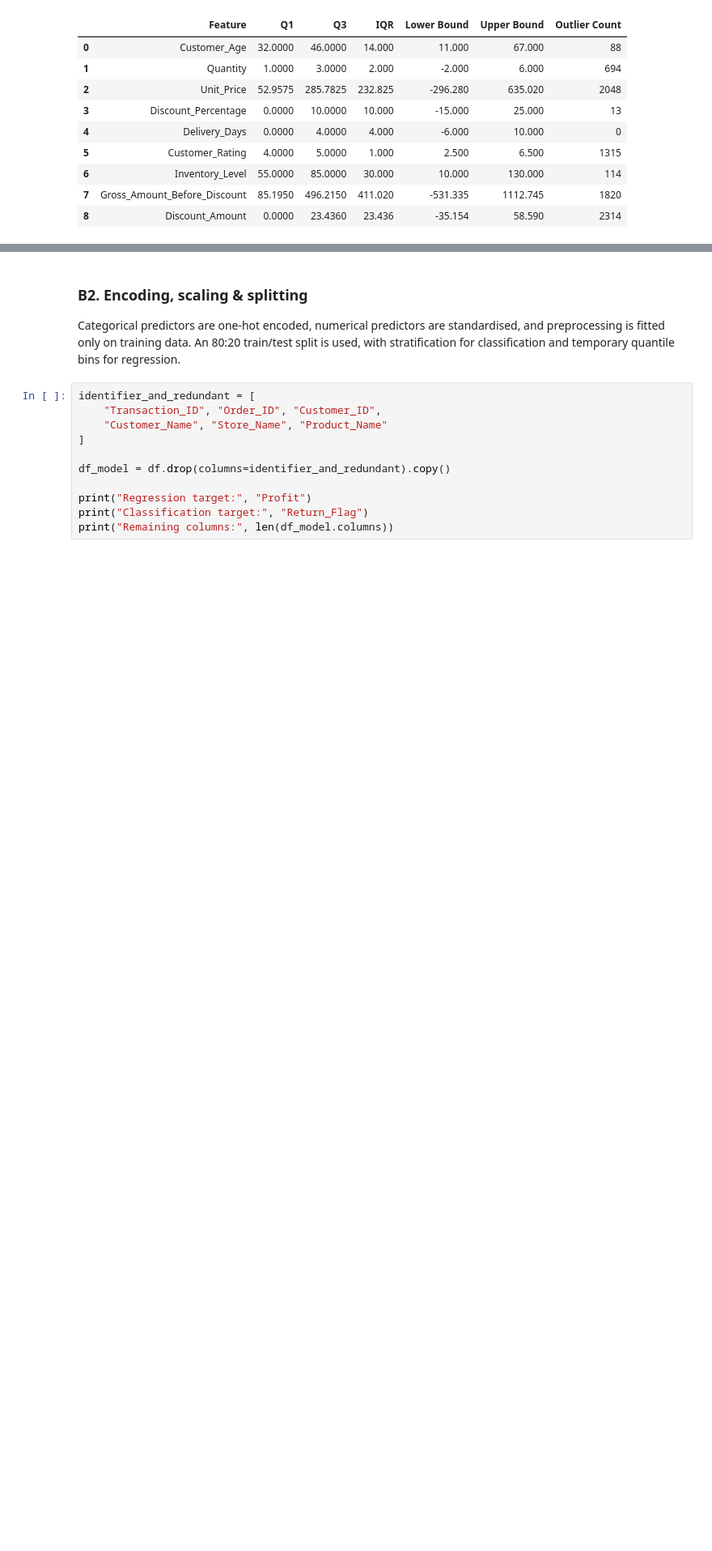
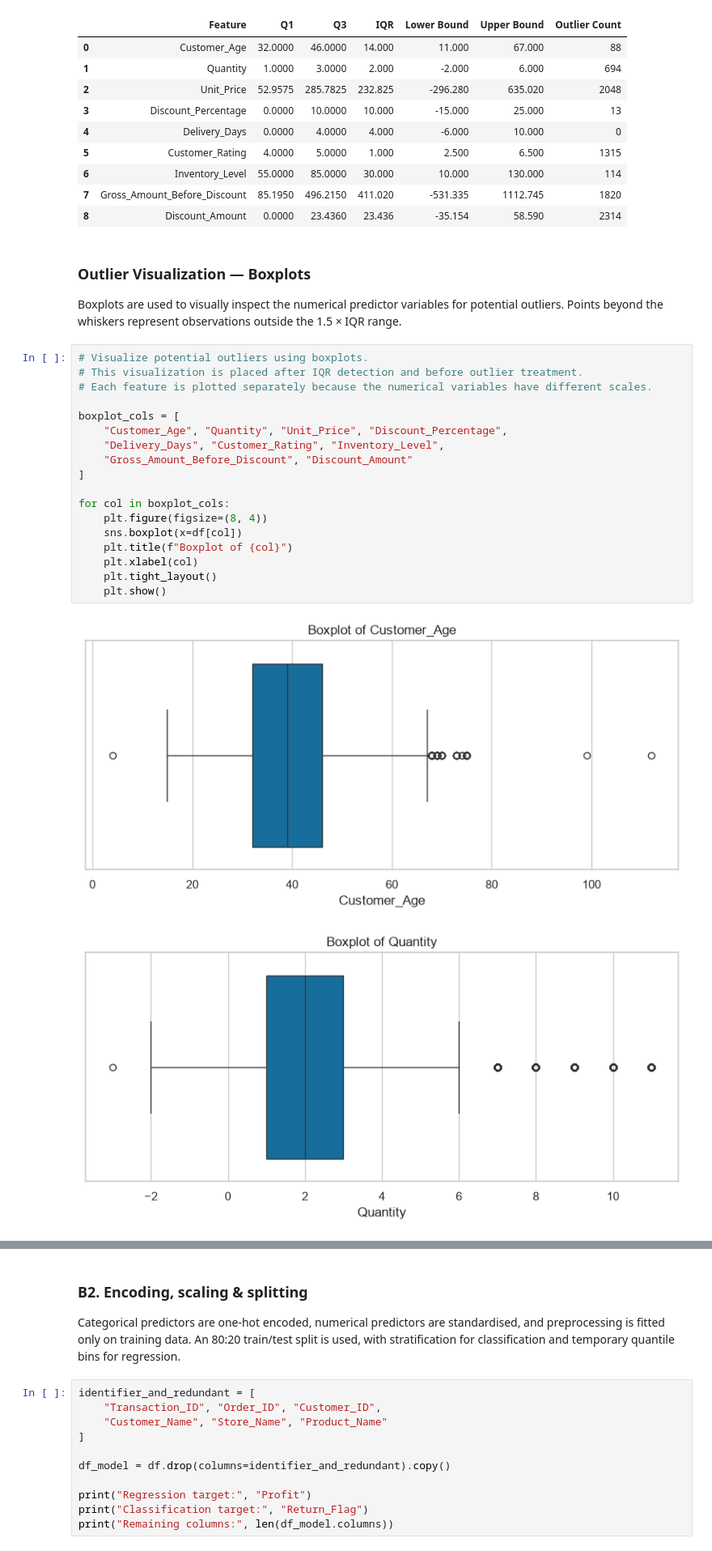
Before and after one commit to Ramjith821/RetailSalestest, a Jupyter notebook: Retail_store.ipynb, the cells around one changed output, grey strips where cells are left out. Shown at 81% size. Saved outputs shown, nothing was run; the diff lists cells and outputs as text; blank space fills up the shorter version.

Commit message:
Added boxplot and outlier visualization
Added boxplot and outlier visualization

```diff
--- a/Retail_store.ipynb
+++ b/Retail_store.ipynb
@@ -363,3 +363,28 @@ outlier_audit_df
 | 6 | Inventory_Level | 55.0000 | 85.0000 | 30.000 | 10.000 | 130.000 | 114 |
 | 7 | Gross_Amount_Before_Discount | 85.1950 | 496.2150 | 411.020 | -531.335 | 1112.745 | 1820 |
 | 8 | Discount_Amount | 0.0000 | 23.4360 | 23.436 | -35.154 | 58.590 | 2314 |
+# %% [markdown]
+### Outlier Visualization — Boxplots
+
+Boxplots are used to visually inspect the numerical predictor variables for potential outliers. Points beyond the whiskers represent observations outside the 1.5 × IQR range.
+# %%
+# Visualize potential outliers using boxplots.
+# This visualization is placed after IQR detection and before outlier treatment.
+# Each feature is plotted separately because the numerical variables have different scales.
+
+boxplot_cols = [
+    "Customer_Age", "Quantity", "Unit_Price", "Discount_Percentage",
+    "Delivery_Days", "Customer_Rating", "Inventory_Level",
+    "Gross_Amount_Before_Discount", "Discount_Amount"
+]
+
+for col in boxplot_cols:
+    plt.figure(figsize=(8, 4))
+    sns.boxplot(x=df[col])
+    plt.title(f"Boxplot of {col}")
+    plt.xlabel(col)
+    plt.tight_layout()
+    plt.show()
+# %% [output]
+[figure, added]
+[figure, added]
```
Also changed, not shown: parts of 2 cells of this notebook.
